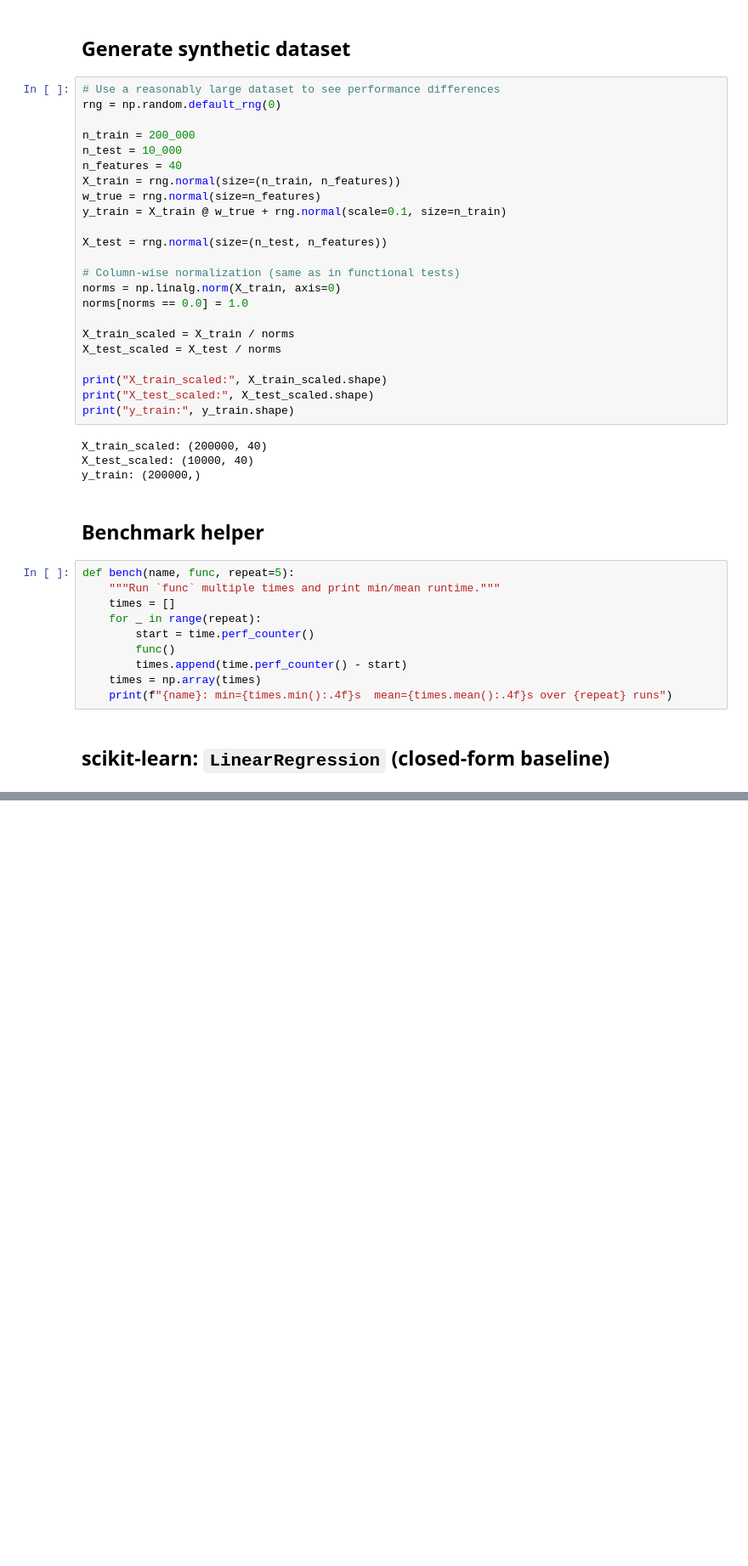
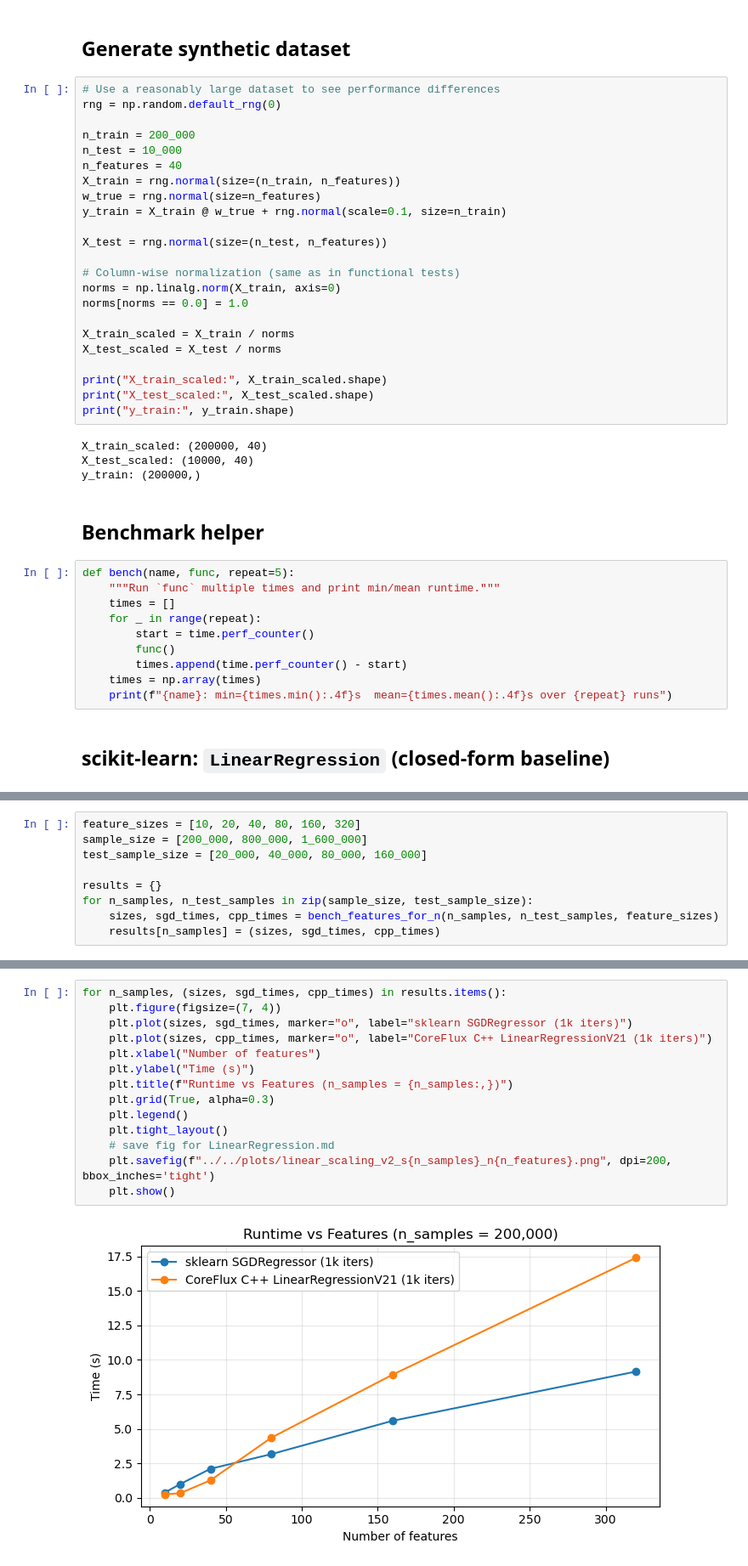
Before and after one commit to JonasLilletevedt/R-ML-models, a Jupyter notebook: notebooks/benchmarks/benchmark_linear_regression_speed.ipynb, the cells around one changed output, grey strips where cells are left out. Shown: that part at 85% size. Cells and saved outputs as stored; diff of their text form; blank space fills up the shorter version.

Commit message:
done on lnr, more tests, updated lr docs, made plan for V22

```diff
--- a/notebooks/benchmarks/benchmark_linear_regression_speed.ipynb
+++ b/notebooks/benchmarks/benchmark_linear_regression_speed.ipynb
@@ -148,0 +416,9 @@ C++ LinearRegression (1000 iters): min=1.1710s  mean=1.1830s over 5 runs
+# %%
+feature_sizes = [10, 20, 40, 80, 160, 320]
+sample_size = [200_000, 800_000, 1_600_000]
+test_sample_size = [20_000, 40_000, 80_000, 160_000]
+
+results = {}
+for n_samples, n_test_samples in zip(sample_size, test_sample_size):
+    sizes, sgd_times, cpp_times = bench_features_for_n(n_samples, n_test_samples, feature_sizes)
+    results[n_samples] = (sizes, sgd_times, cpp_times)
@@ -148,0 +443,16 @@ C++ LinearRegression (1000 iters): min=1.1710s  mean=1.1830s over 5 runs
+# %%
+for n_samples, (sizes, sgd_times, cpp_times) in results.items():
+    plt.figure(figsize=(7, 4))
+    plt.plot(sizes, sgd_times, marker="o", label="sklearn SGDRegressor (1k iters)")
+    plt.plot(sizes, cpp_times, marker="o", label="CoreFlux C++ LinearRegressionV21 (1k iters)")
+    plt.xlabel("Number of features")
+    plt.ylabel("Time (s)")
+    plt.title(f"Runtime vs Features (n_samples = {n_samples:,})")
+    plt.grid(True, alpha=0.3)
+    plt.legend()
+    plt.tight_layout()
+    # save fig for LinearRegression.md
+    plt.savefig(f"../../plots/linear_scaling_v2_s{n_samples}_n{n_features}.png", dpi=200, bbox_inches='tight')
+    plt.show()
+# %% [output]
+[figure, added]
```
Also changed, not shown: parts of 27 cells of this notebook, 27 other files.
